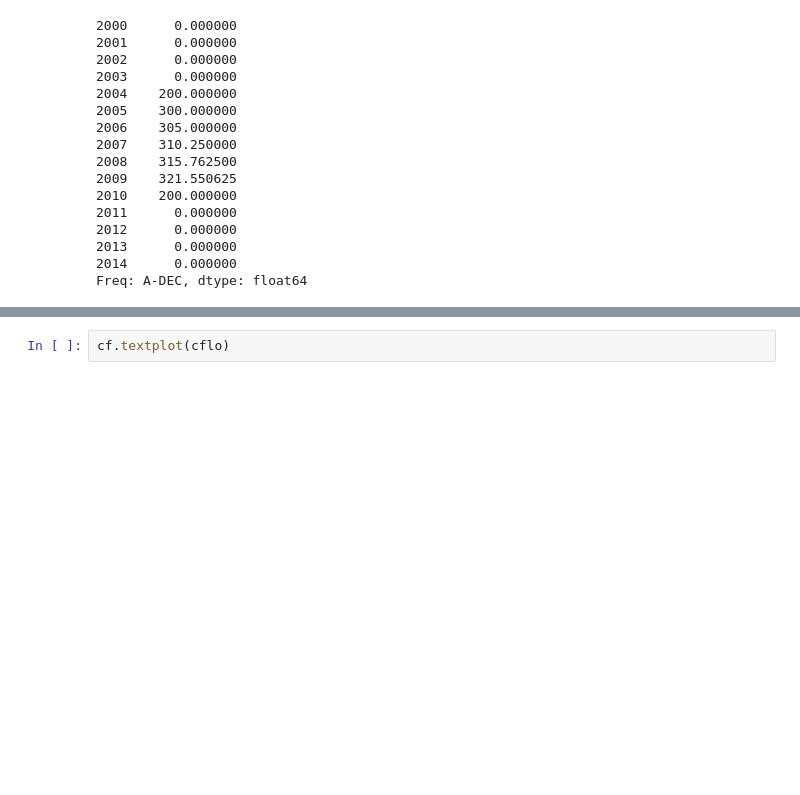
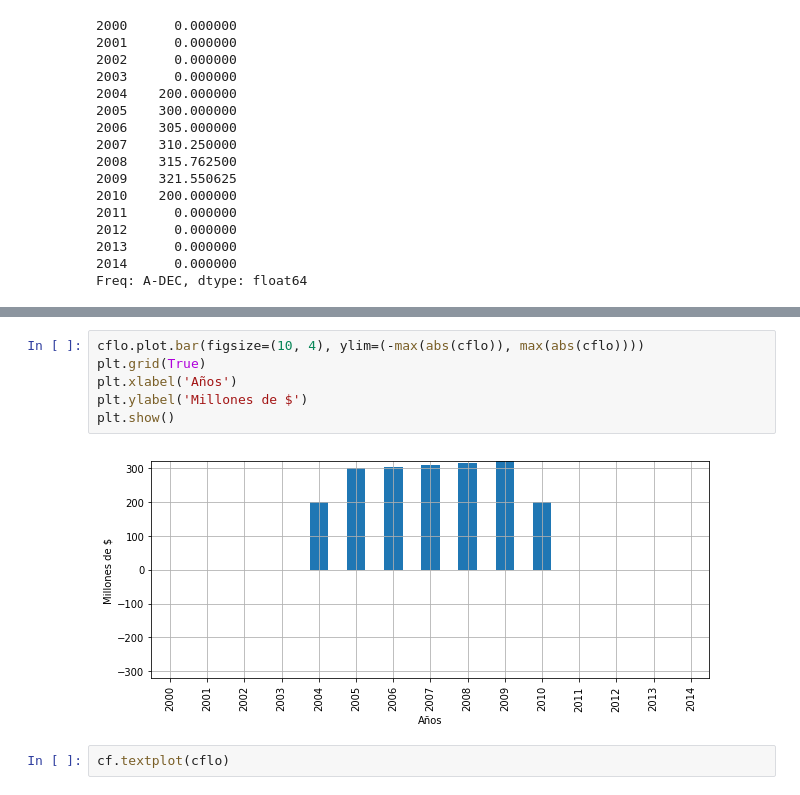
Before and after one commit to hagarciag/ingenieria-economica, a Jupyter notebook: 02-flujos-de-efectivo-y-tasas.ipynb, the cells around one changed output, grey strips where cells are left out. Drawn from its saved outputs; the diff is of its cells as text; blank space fills up the shorter version.

```diff
--- a/02-flujos-de-efectivo-y-tasas.ipynb
+++ b/02-flujos-de-efectivo-y-tasas.ipynb
@@ -451,3 +567,11 @@ Freq: A-DEC, dtype: float64
+# %%
+cflo.plot.bar(figsize=(10, 4), ylim=(-max(abs(cflo)), max(abs(cflo))))
+plt.grid(True)
+plt.xlabel('Años')
+plt.ylabel('Millones de $')
+plt.show()
+# %% [output]
+[figure, added]
 # %%
 cf.textplot(cflo)
 # %% [output]
```
Also changed, not shown: parts of 14 cells of this notebook.
